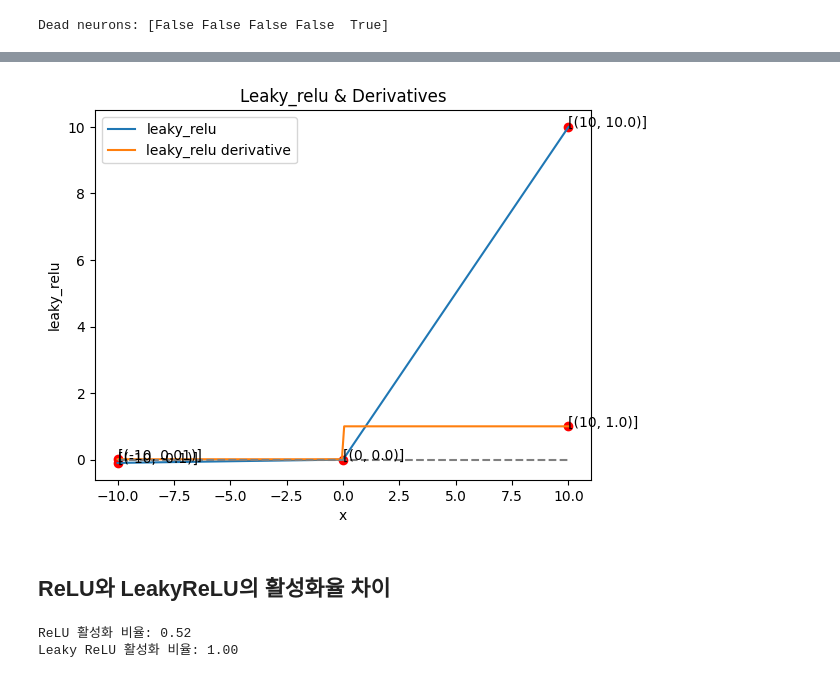
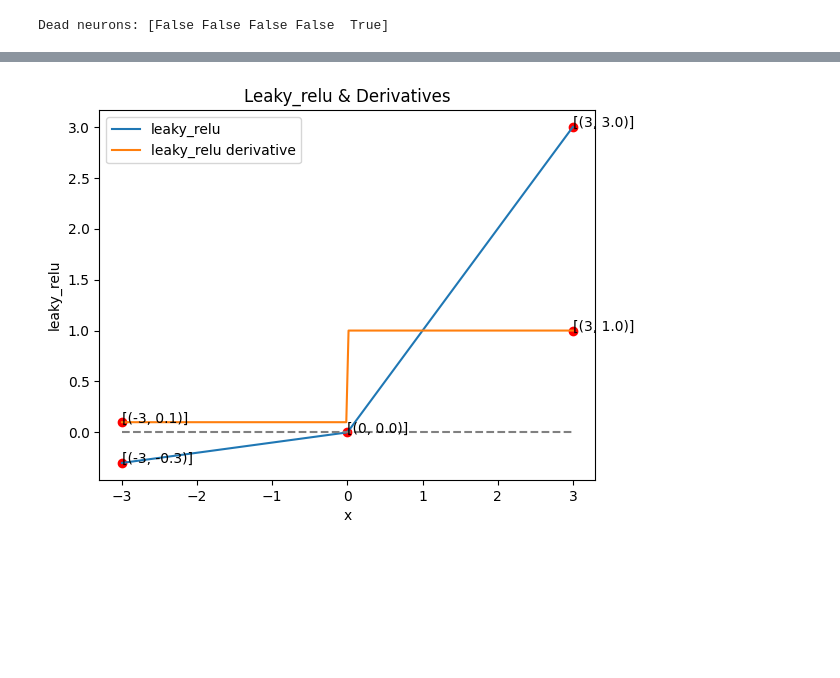
Before and after one commit to smsm8898/scratch, a Jupyter notebook: notebooks/activations.ipynb, the cells around one changed output, grey strips where cells are left out. Cells and saved outputs as stored; diff of their text form; code cells hidden in the pictures; blank space fills up the shorter version.

Commit message:
visualization and experiment

```diff
--- a/notebooks/activations.ipynb
+++ b/notebooks/activations.ipynb
@@ -34,8 +34,8 @@ points = [
     [0, np.round(sigmoid.func(0), 2)],
     [xmin, np.round(sigmoid.func(xmin), 2)],
     [xmax, np.round(sigmoid.func(xmax), 2)],
-    [-10, np.round(sigmoid.derivative(-10), 2)],
-    [10, np.round(sigmoid.derivative(10), 2)],
+    [xmin, np.round(sigmoid.derivative(xmin), 2)],
+    [xmax, np.round(sigmoid.derivative(xmax), 2)],
 ]
 
 plt.plot(x, y, label=sigmoid.name)
@@ -91,8 +91,8 @@ points = [
     [0, np.round(tanh.func(0), 2)],
     [xmin, np.round(tanh.func(xmin), 2)],
     [xmax, np.round(tanh.func(xmax), 2)],
-    [-10, np.round(tanh.derivative(-10), 2)],
-    [10, np.round(tanh.derivative(10), 2)],
+    [xmin, np.round(tanh.derivative(xmin), 2)],
+    [xmax, np.round(tanh.derivative(xmax), 2)],
 ]
 
 plt.plot(x, y, label=tanh.name)
@@ -150,14 +164,13 @@ points = [
     [0, np.round(relu.func(0), 2)],
     [xmin, np.round(relu.func(xmin), 2)],
     [xmax, np.round(relu.func(xmax), 2)],
-    [-10, np.round(relu.derivative(-10), 2)],
-    [10, np.round(relu.derivative(10), 2)],
+    [xmin, np.round(relu.derivative(xmin), 2)],
+    [xmax, np.round(relu.derivative(xmax), 2)],
 ]
 
 plt.plot(x, y, label=relu.name)
 plt.plot(x, y_grad, label=f"{relu.name} derivative")
 plt.hlines(y=tanh.ymin, xmin=xmin, xmax=xmax, colors="gray", linestyles="--")
-# plt.hlines(y=tanh.ymax, xmin=xmin, xmax=xmax, colors="gray", linestyles="--")
 
 for point in points:
     x, y = point[0], point[1]
@@ -315,53 +314,37 @@ plt.close()
 # %%
 from src.activations import leaky_relu
 
-xmin = -10
-xmax = 10
-alpha = 0.01
+xmin = -3
+xmax = 3
+alpha = 0.1
 
 x = np.linspace(xmin, xmax, num=200)
-y = leaky_relu.func(x)
-y_grad = leaky_relu.derivative(x)
+y = leaky_relu.func(x, alpha)
+y_grad = leaky_relu.derivative(x, alpha)
+
 
 points = [
-    [0, np.round(leaky_relu.func(0), 2)],
-    [xmin, np.round(leaky_relu.func(xmin), 2)],
-    [xmax, np.round(leaky_relu.func(xmax), 2)],
-    [-10, np.round(leaky_relu.derivative(-10), 2)],
-    [10, np.round(leaky_relu.derivative(10), 2)],
+    [0, np.round(leaky_relu.func(0, alpha), 2)],
+    [xmin, np.round(leaky_relu.func(xmin, alpha), 2)],
+    [xmax, np.round(leaky_relu.func(xmax, alpha), 2)],
+    [xmin, np.round(leaky_relu.derivative(xmin, alpha), 5)],
+    [xmax, np.round(leaky_relu.derivative(xmax, alpha), 2)],
 ]
 
 plt.plot(x, y, label=leaky_relu.name)
 plt.plot(x, y_grad, label=f"{leaky_relu.name} derivative")
 plt.hlines(y=0, xmin=xmin, xmax=xmax, colors="gray", linestyles="--")
-# plt.hlines(y=tanh.ymax, xmin=xmin, xmax=xmax, colors="gray", linestyles="--")
 
 for point in points:
     x, y = point[0], point[1]
     plt.scatter(x=x, y=y, color="red")
     plt.text(x=x, y=y, s=f"[{x, y.item()}]")
 
 plt.title(f"{leaky_relu.name.capitalize()} & Derivatives")
 plt.xlabel("x")
 plt.ylabel(leaky_relu.name)
 plt.legend()
 plt.show()
 plt.close()
 # %% [output]
-[figure, old version]
+[figure, new version]
-# %% [markdown]
-## ReLU와 LeakyReLU의 활성화율 차이
-# %%
-x = np.random.randn(1000)
-
-y_relu = relu.func(x)
-y_leaky = leaky_relu.func(x)
-
-relu_active_ratio = np.mean(y_relu != 0)
-leaky_active_ratio = np.mean(y_leaky != 0)
-
-print(f"ReLU 활성화 비율: {relu_active_ratio:.2f}")
-print(f"Leaky ReLU 활성화 비율: {leaky_active_ratio:.2f}")
-# %% [output]
-ReLU 활성화 비율: 0.52
-Leaky ReLU 활성화 비율: 1.00
```
Also changed, not shown: parts of 9 cells of this notebook.
